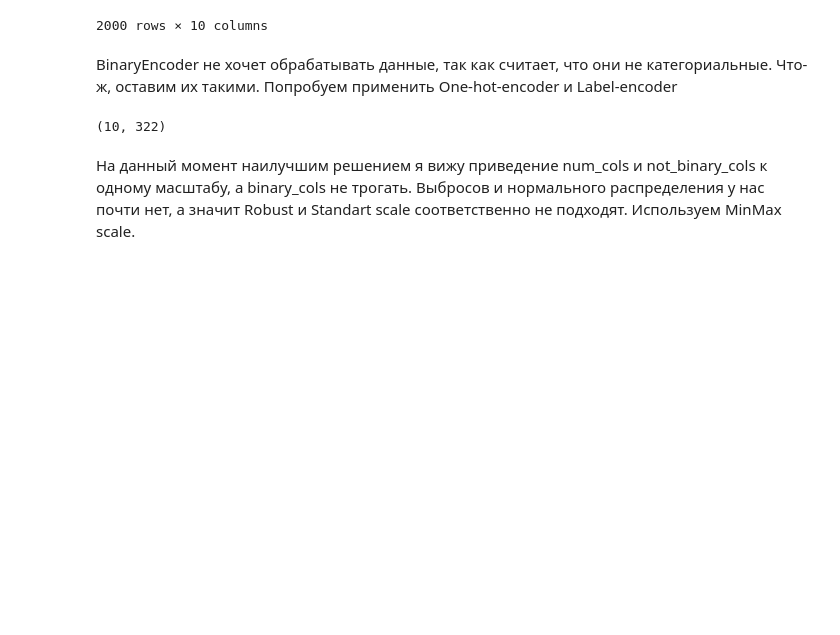
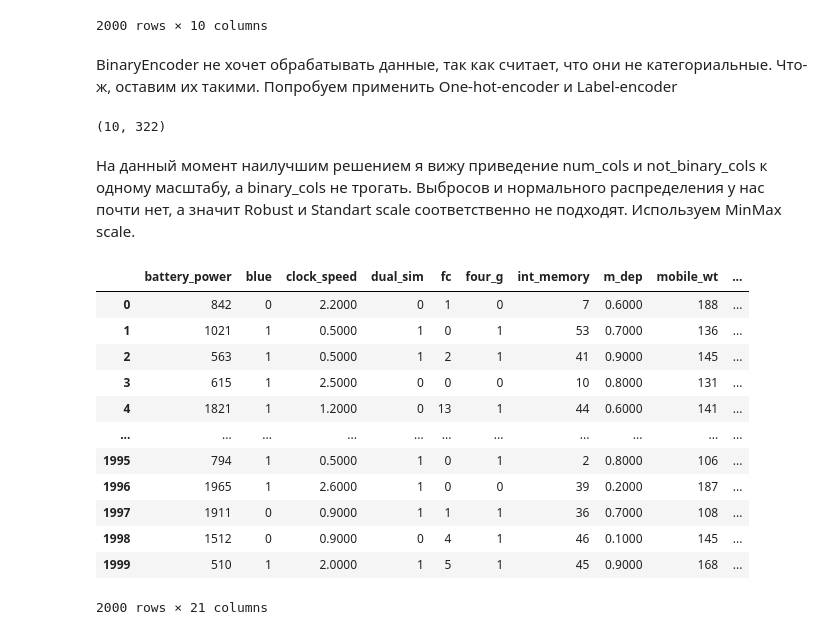
Before and after one commit to maksonchek/ML-and-DL-algorithms-from-scratch, a Jupyter notebook: Datasets/Classification/dataset.ipynb, the cells around one changed output. Saved outputs shown, nothing was run; the diff lists cells and outputs as text; code cells hidden in the pictures; blank space fills up the shorter version.

```diff
--- a/Datasets/Classification/dataset.ipynb
+++ b/Datasets/Classification/dataset.ipynb
@@ -681,2 +675,0 @@ mmsxaler = MinMaxScaler()
-# %%
-train_df[num_cols + not_binary_cat_cols] = mmsxaler.fit_transform(train_df[num_cols + not_binary_cat_cols])
@@ -684,0 +676,17 @@ train_df.to_csv('preprocessed_train.csv')
+# %%
+sscaler = StandardScaler()
+train_df
+# %% [output]
+|  | battery_power | blue | clock_speed | dual_sim | fc | four_g | int_memory | m_dep | mobile_wt | ... |
+| 0 | 842 | 0 | 2.2000 | 0 | 1 | 0 | 7 | 0.6000 | 188 | ... |
+| 1 | 1021 | 1 | 0.5000 | 1 | 0 | 1 | 53 | 0.7000 | 136 | ... |
+| 2 | 563 | 1 | 0.5000 | 1 | 2 | 1 | 41 | 0.9000 | 145 | ... |
+| 3 | 615 | 1 | 2.5000 | 0 | 0 | 0 | 10 | 0.8000 | 131 | ... |
+| 4 | 1821 | 1 | 1.2000 | 0 | 13 | 1 | 44 | 0.6000 | 141 | ... |
+| ... | ... | ... | ... | ... | ... | ... | ... | ... | ... | ... |
+| 1995 | 794 | 1 | 0.5000 | 1 | 0 | 1 | 2 | 0.8000 | 106 | ... |
+| 1996 | 1965 | 1 | 2.6000 | 1 | 0 | 0 | 39 | 0.2000 | 187 | ... |
+| 1997 | 1911 | 0 | 0.9000 | 1 | 1 | 1 | 36 | 0.7000 | 108 | ... |
+| 1998 | 1512 | 0 | 0.9000 | 0 | 4 | 1 | 46 | 0.1000 | 145 | ... |
+| 1999 | 510 | 1 | 2.0000 | 1 | 5 | 1 | 45 | 0.9000 | 168 | ... |
+2000 rows × 21 columns
```
Also changed, not shown: parts of 21 cells of this notebook, 13 other files.
